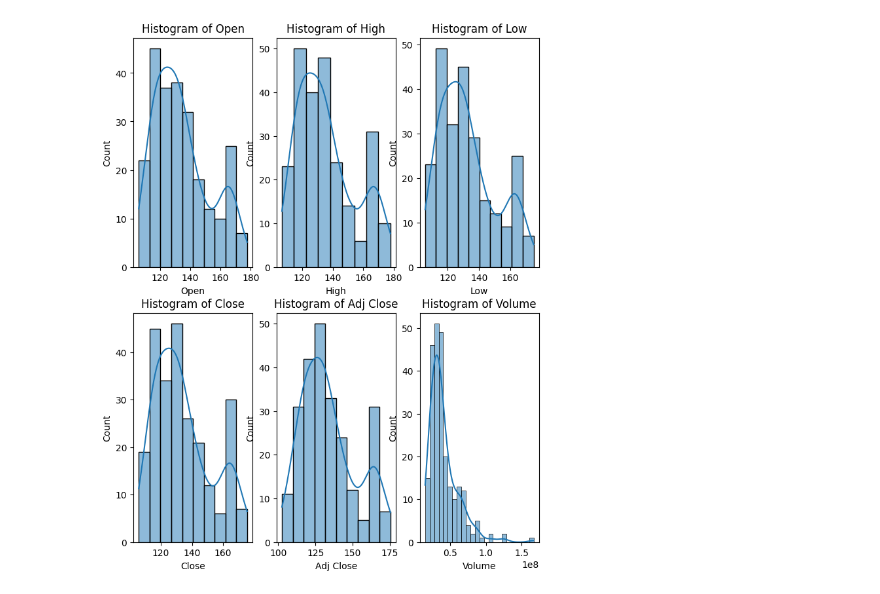
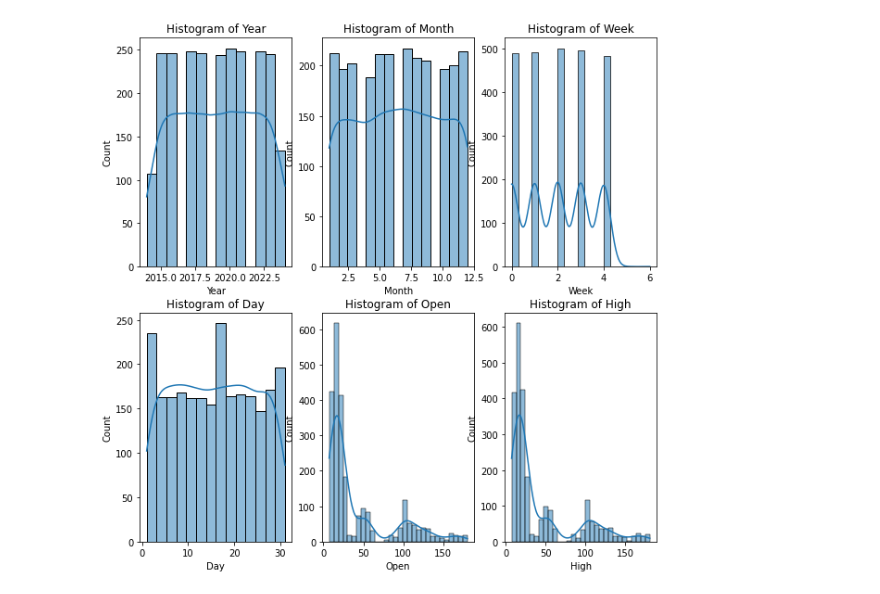
Before and after one commit to Harshsurti10/Final_Year, a Jupyter notebook: nural_Network.ipynb, the cells around one changed output. Saved outputs shown, nothing was run; the diff lists cells and outputs as text; code cells hidden in the pictures.

Commit message:
Add files via upload
Model implemented and written  Data pre processing function

```diff
--- a/nural_Network.ipynb
+++ b/nural_Network.ipynb
@@ -39,0 +17,12 @@ des_TATAStockDF
+# %%
+# Defining a the sysmbol of TATA Steel from Yahoo finanace
+tataSteel_symbol = 'TATASTEEL.NS'
+
+# Fetching a live data of TATA Steel share
+tataSteel_ticker = yf.Ticker(tataSteel_symbol)
+
+# Get historical data of TATA steel last 10y data with a 1 day interval
+tataSteel_DF = tataSteel_ticker.history(period='10y', interval='1d')
+
+# Sample of data
+tataSteel_DF.head()
@@ -39,0 +37,26 @@ des_TATAStockDF
+# %%
+def preProcessing(copyOfDataframe):
+    '''
+        Excluding divident and stock splits because it always zero
+    '''
+    copyOfDataframe = copyOfDataframe.drop(columns=['Dividends', 'Stock Splits'], errors='ignore')
+
+    # Extrating a Number of year, month, week and day
+    copyOfDataframe['Year']  = copyOfDataframe.index.year
+    copyOfDataframe['Month'] = copyOfDataframe.index.month
+    copyOfDataframe['Week']  = copyOfDataframe.index.day_of_week
+    copyOfDataframe['Day']  = copyOfDataframe.index.day
+
+    # Dropping a origal Date column
+    copyOfDataframe = copyOfDataframe.reset_index(drop=True)
+
+    # Drop row with missing values
+    copyOfDataframe = copyOfDataframe.dropna()
+
+    # Reordering a columns values
+    copyOfDataframe = copyOfDataframe[['Year', 'Month', 'Week','Day','Open','High','Low', 'Close', 'Volume']]
+
+    return copyOfDataframe
+# %%
+tataSteel_DF = preProcessing(tataSteel_DF.copy())
+tataSteel_DF
@@ -40,8 +77,8 @@ des_TATAStockDF
 # %%
-fig, ax = plt.subplots(nrows=2, ncols=3, figsize=(8,10))
+fig, ax = plt.subplots(nrows=2, ncols=3, figsize=(10,10))
 
-for i, (colm, ax) in enumerate(zip(des_TATAStockDF.columns, ax.flatten())):
-  sns.histplot(data=tataStockDF, x=colm, ax=ax, kde=True)
+for i, (colm, ax) in enumerate(zip(tataSteel_DF.columns, ax.flatten())):
+  sns.histplot(data=tataSteel_DF, x=colm, ax=ax, kde=True)
   ax.set_title(f'Histogram of {colm}')
 # %% [output]
-[figure, old version]
+[figure, new version]
```
Also changed, not shown: parts of 18 cells of this notebook.
